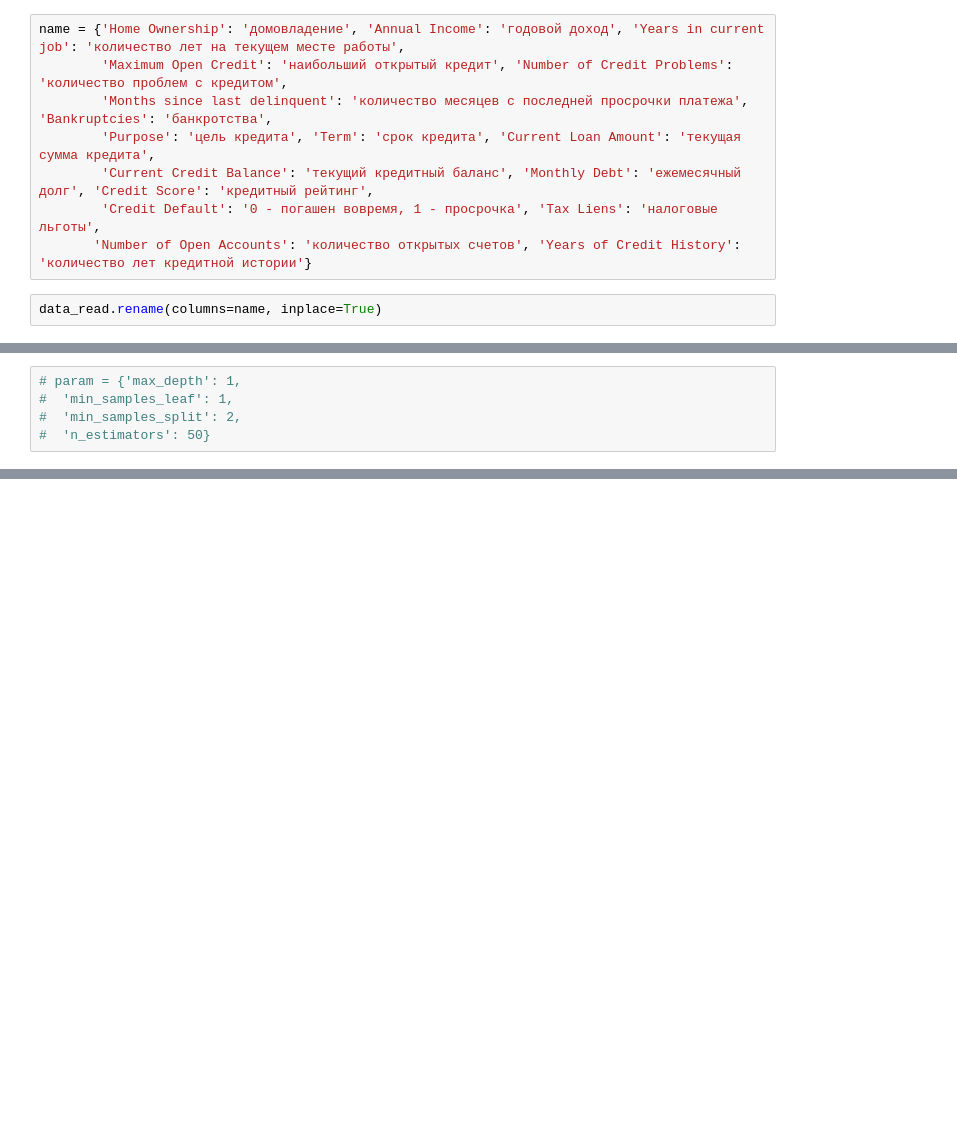
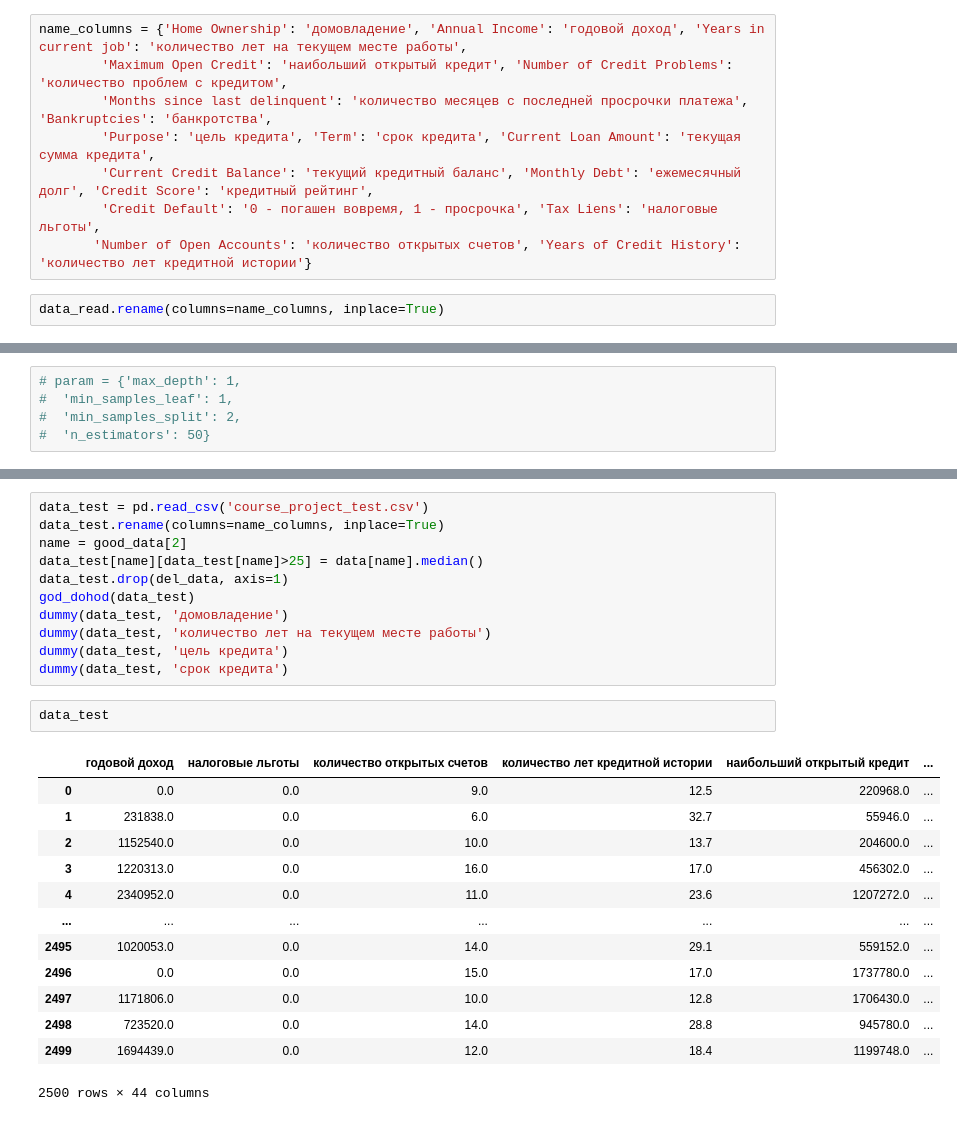
Before and after one commit to paldess/kursov_ml_2, a Jupyter notebook: PMakov_solution.ipynb, the cells around one changed output, grey strips where cells are left out. Saved outputs shown, nothing was run; the diff lists cells and outputs as text; blank space fills up the shorter version.

```diff
--- a/kursov.ipynb
+++ b/PMakov_solution.ipynb
@@ -32,7 +32,7 @@ Data columns (total 17 columns):
 dtypes: float64(12), int64(1), object(4)
 memory usage: 996.2+ KB
 # %%
-name = {'Home Ownership': 'домовладение', 'Annual Income': 'годовой доход', 'Years in current job': 'количество лет на текущем месте работы',
+name_columns = {'Home Ownership': 'домовладение', 'Annual Income': 'годовой доход', 'Years in current job': 'количество лет на текущем месте работы',
         'Maximum Open Credit': 'наибольший открытый кредит', 'Number of Credit Problems': 'количество проблем с кредитом',
         'Months since last delinquent': 'количество месяцев с последней просрочки платежа', 'Bankruptcies': 'банкротства',
         'Purpose': 'цель кредита', 'Term': 'срок кредита', 'Current Loan Amount': 'текущая сумма кредита',
@@ -40,7 +40,7 @@ name = {'Home Ownership': 'домовладение', 'Annual Income': 'годо
         'Credit Default': '0 - погашен вовремя, 1 - просрочка', 'Tax Liens': 'налоговые льготы',
        'Number of Open Accounts': 'количество открытых счетов', 'Years of Credit History': 'количество лет кредитной истории'}
 # %%
-data_read.rename(columns=name, inplace=True)
+data_read.rename(columns=name_columns, inplace=True)
 # %%
 data_read
 # %% [output]
@@ -467,0 +462,27 @@ data_test.drop(del_data, axis=1)
+# %%
+data_test = pd.read_csv('course_project_test.csv')
+data_test.rename(columns=name_columns, inplace=True)
+name = good_data[2]
+data_test[name][data_test[name]>25] = data[name].median()
+data_test.drop(del_data, axis=1)
+god_dohod(data_test)
+dummy(data_test, 'домовладение')
+dummy(data_test, 'количество лет на текущем месте работы')
+dummy(data_test, 'цель кредита')
+dummy(data_test, 'срок кредита')
+# %%
+data_test
+# %% [output]
+|  | годовой доход | налоговые льготы | количество открытых счетов | количество лет кредитной истории | наибольший открытый кредит | ... |
+| 0 | 0.0 | 0.0 | 9.0 | 12.5 | 220968.0 | ... |
+| 1 | 231838.0 | 0.0 | 6.0 | 32.7 | 55946.0 | ... |
+| 2 | 1152540.0 | 0.0 | 10.0 | 13.7 | 204600.0 | ... |
+| 3 | 1220313.0 | 0.0 | 16.0 | 17.0 | 456302.0 | ... |
+| 4 | 2340952.0 | 0.0 | 11.0 | 23.6 | 1207272.0 | ... |
+| ... | ... | ... | ... | ... | ... | ... |
+| 2495 | 1020053.0 | 0.0 | 14.0 | 29.1 | 559152.0 | ... |
+| 2496 | 0.0 | 0.0 | 15.0 | 17.0 | 1737780.0 | ... |
+| 2497 | 1171806.0 | 0.0 | 10.0 | 12.8 | 1706430.0 | ... |
+| 2498 | 723520.0 | 0.0 | 14.0 | 28.8 | 945780.0 | ... |
+| 2499 | 1694439.0 | 0.0 | 12.0 | 18.4 | 1199748.0 | ... |
+2500 rows × 44 columns
```
Also changed, not shown: parts of 35 cells of this notebook, 1 other file.
